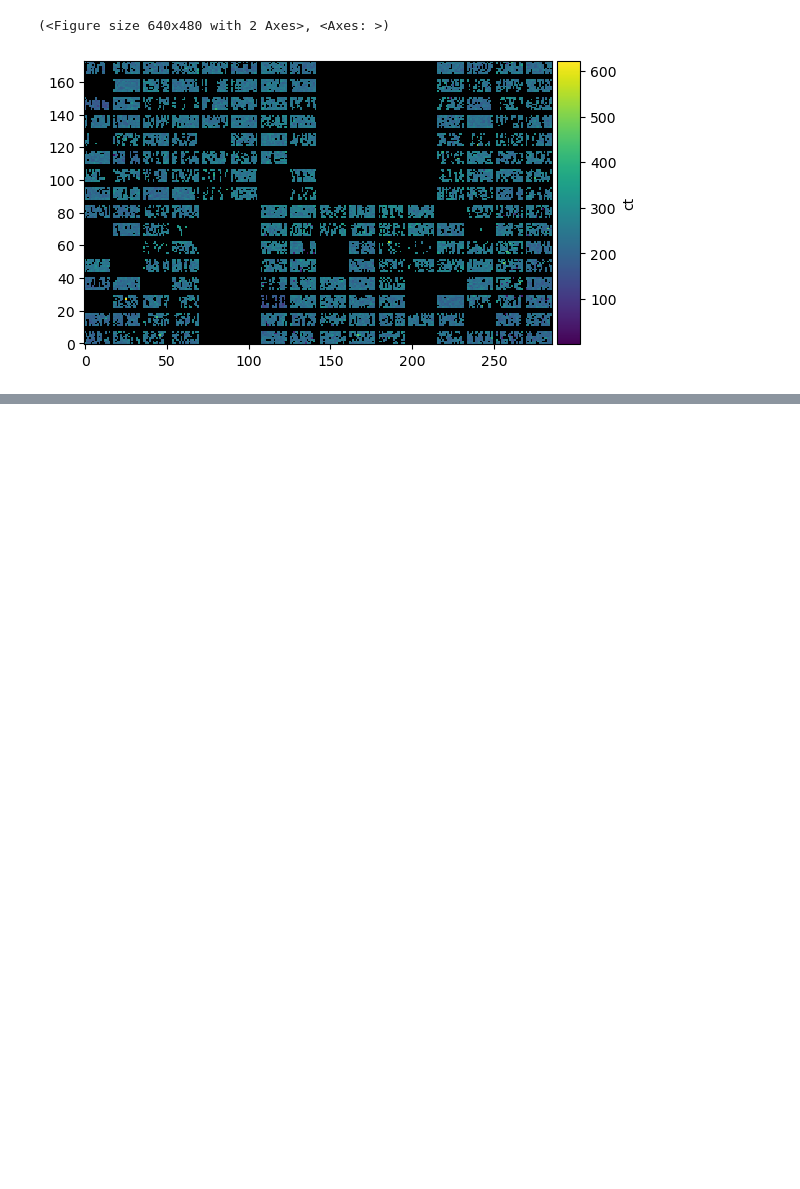
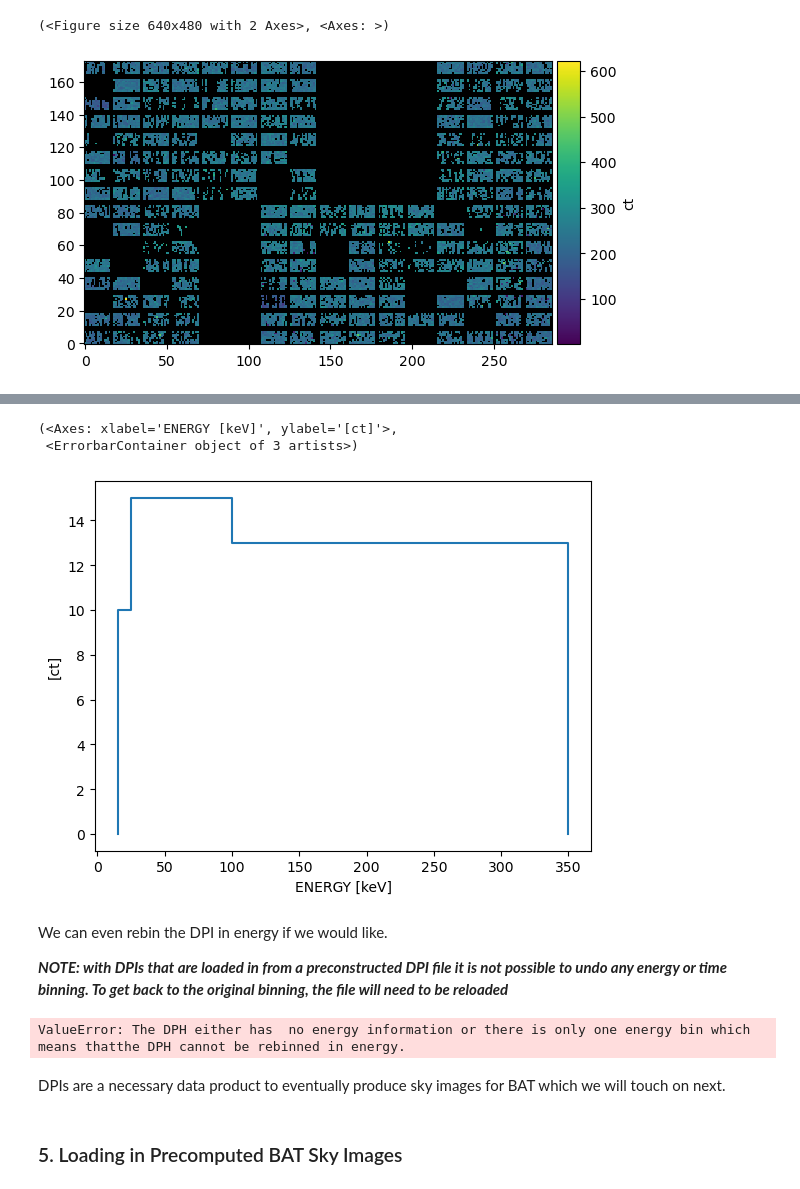
Before and after one commit to parsotat/BatAnalysis, a Jupyter notebook: notebooks/Example_TTE_imaging_data_analysis.ipynb, the cells around one changed output, grey strips where cells are left out. Drawn from its saved outputs; the diff is of its cells as text; code cells hidden in the pictures; blank space fills up the shorter version.

```diff
--- a/notebooks/Example_TTE_imaging_data_analysis.ipynb
+++ b/notebooks/Example_TTE_imaging_data_analysis.ipynb
@@ -130,0 +230,20 @@ dph.plot()
+# %%
+preslew_dpi.project("DETX","DETY","ENERGY").slice[0,0,:].project("ENERGY").plot()
+# %% [output]
+(<Axes: xlabel='ENERGY [keV]', ylabel='[ct]'>,
+ <ErrorbarContainer object of 3 artists>)
+[figure, added]
+# %% [markdown]
+We can even rebin the DPI in energy if we would like.
+
+***NOTE: with DPIs that are loaded in from a preconstructed DPI file it is not possible to undo any energy or time binning. To get back to the original binning, the file will need to be reloaded***
+# %%
+preslew_dpi.set_energybins(emin=100*u.keV, emax=350*u.keV)
+print(preslew_dpi.ebins)
+preslew_dpi.plot()
+# %% [output]
+ValueError: The DPH either has  no energy information or there is only one energy bin which means thatthe DPH cannot be rebinned in energy.
+# %% [markdown]
+DPIs are a necessary data product to eventually produce sky images for BAT which we will touch on next.
+# %% [markdown]
+### 5. Loading in Precomputed BAT Sky Images
```
Also changed, not shown: parts of 39 cells of this notebook, 2 other files.
